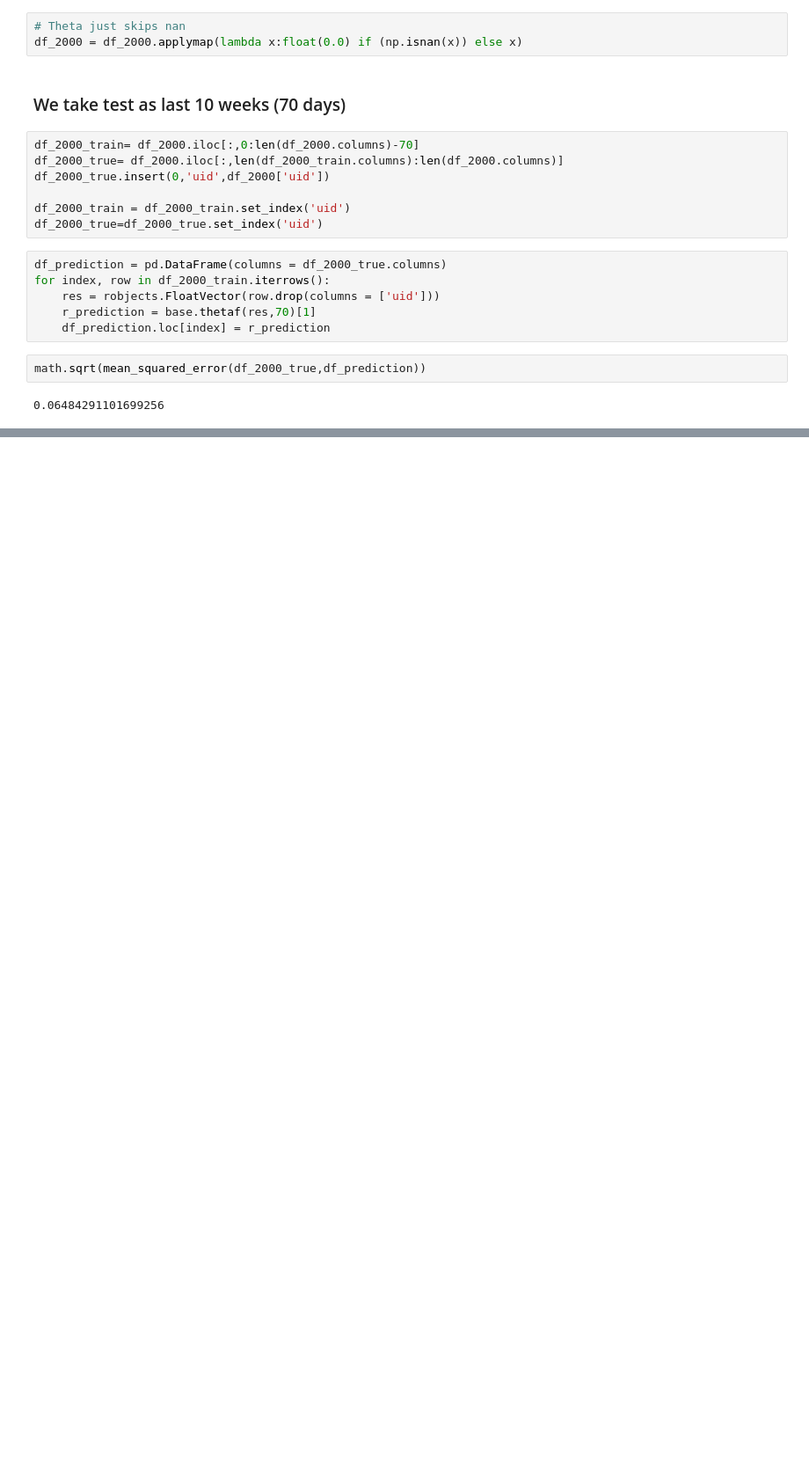
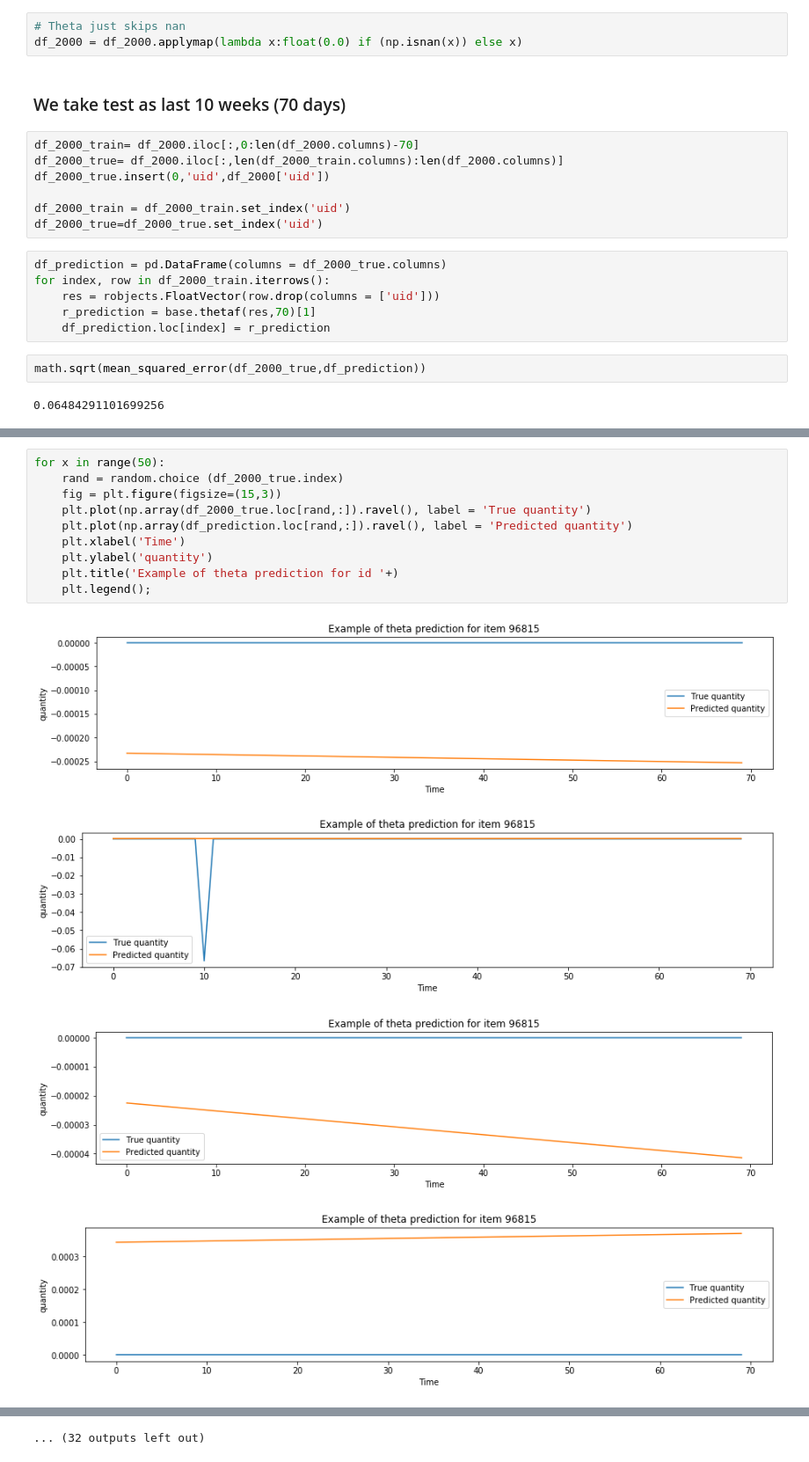
Before and after one commit to pletnev-aleksandr/demand_forecasting, a Jupyter notebook: Theta_method.ipynb, the cells around one changed output, grey strips where cells are left out. Shown: that part at 88% size. Drawn from its saved outputs; the diff is of its cells as text; blank space fills up the shorter version.

Commit message:
Add plot generation for random users

```diff
--- a/Theta_method.ipynb
+++ b/Theta_method.ipynb
@@ -155,0 +78,15 @@ df_prediction_monetary
+# %%
+for x in range(50):
+    rand = random.choice (df_2000_true.index)
+    fig = plt.figure(figsize=(15,3))
+    plt.plot(np.array(df_2000_true.loc[rand,:]).ravel(), label = 'True quantity')
+    plt.plot(np.array(df_prediction.loc[rand,:]).ravel(), label = 'Predicted quantity')
+    plt.xlabel('Time')
+    plt.ylabel('quantity')
+    plt.title('Example of theta prediction for id '+)
+    plt.legend();
+# %% [output]
+[figure, added]
+[figure, added]
+[figure, added]
+[figure, added]
@@ -155,0 +101 @@ df_prediction_monetary
+... (32 outputs left out)
```
Also changed, not shown: parts of 13 cells of this notebook.
